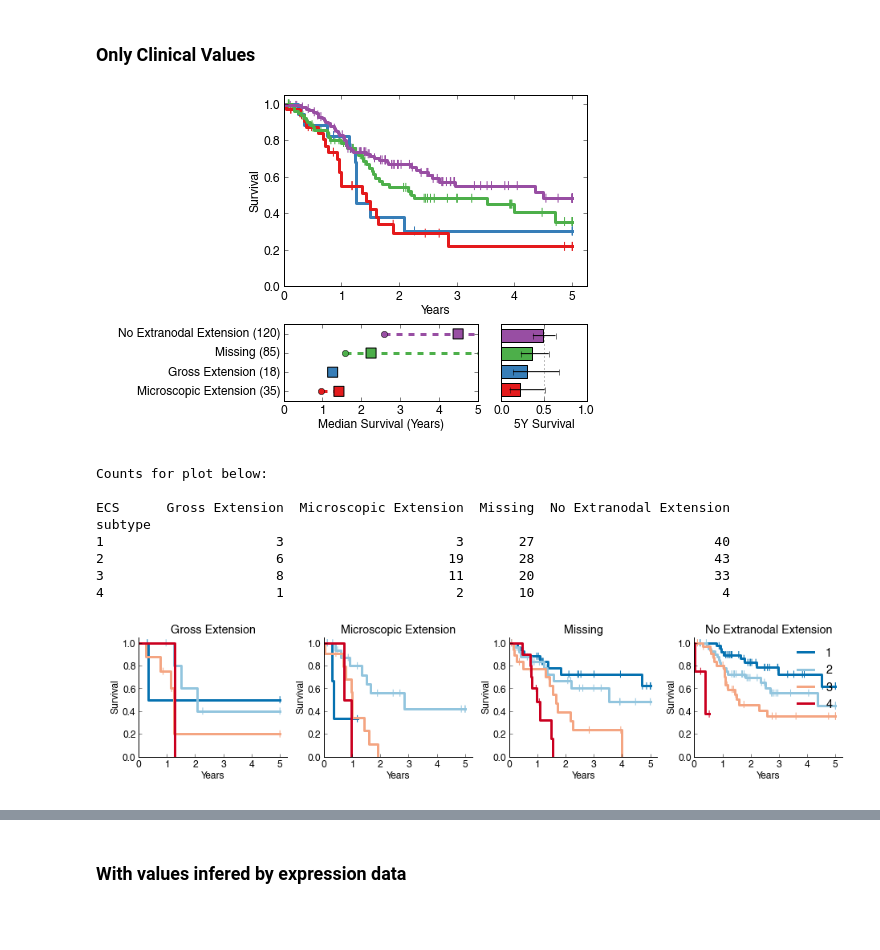
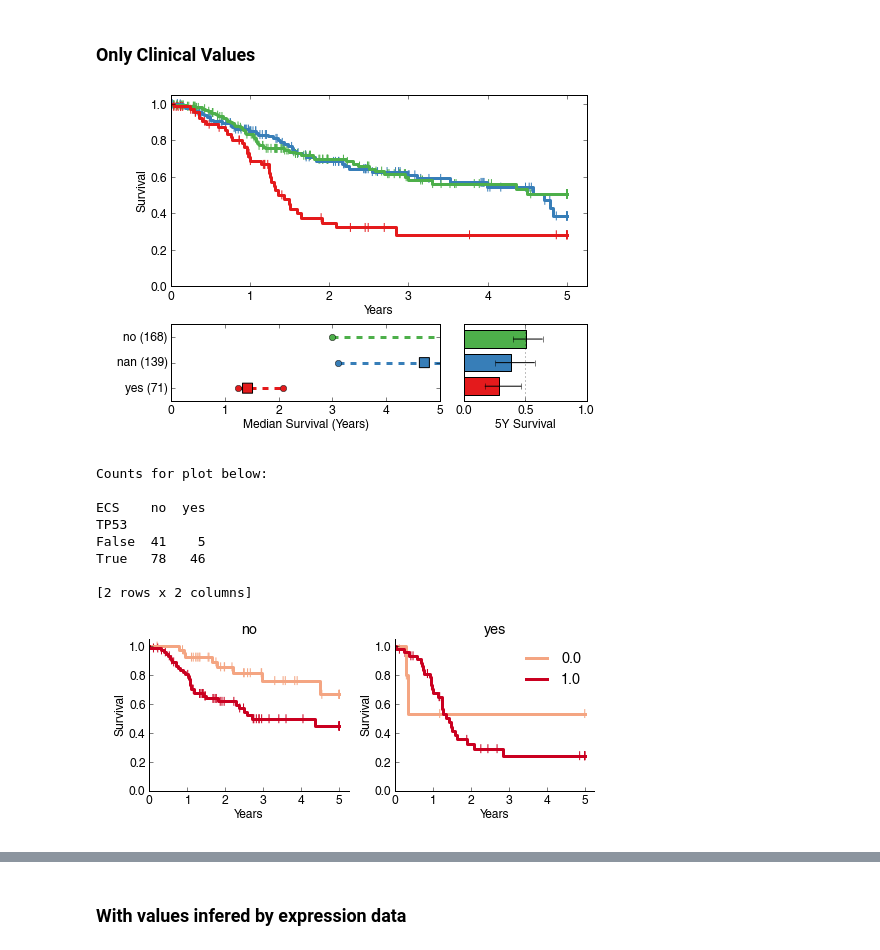
Before and after one commit to theandygross/TCGA, a Jupyter notebook: Analysis_Notebooks/HNSCC_subtypes_clinical_covariates.ipynb, the cells around one changed output, grey strips where cells are left out. Saved outputs shown, nothing was run; the diff lists cells and outputs as text; code cells hidden in the pictures; blank space fills up the shorter version.

```diff
--- a/Analysis_Notebooks/HNSCC_subtypes_clinical_covariates.ipynb
+++ b/Analysis_Notebooks/HNSCC_subtypes_clinical_covariates.ipynb
@@ -38,11 +39,16 @@ clinical_processed = clinical_processed.replace('yes', 1.).replace('no', 0.)
 clinical_processed['year'] = clinical_processed.year == 'post_2000'
 hpv_inferred = clinical_processed.hpv_inferred
 surv = clinical.survival.survival_5y
-age = clinical.timeline.age.astype(float)
+age = clinical.clinical.age.astype(float)
 old = pd.Series(1.*(age>=75), name='old')
 # %%
-keepers_o = true_index(hpv_inferred == 0).intersection(surv.unstack().index)
-keepers_o = keepers_o.intersection(mut.df.columns).intersection(cn.df.columns)
+keepers_o = true_index(hpv_inferred == 0)
+keepers_o = keepers_o.intersection(mut.features.columns)
+keepers_o = keepers_o.intersection(cn.features.columns)
+keepers_o = keepers_o.intersection(surv.unstack().index)
+keepers_o = keepers_o.intersection(rna.features.columns)
+keepers_o = keepers_o.intersection(mirna.features.columns)
+keepers_o = keepers_o.intersection(true_index(age < 85))
 # %% [markdown]
 ## Recreate Subtypes
 # %%
@@ -124,15 +96,15 @@ def st_plot(f):
     fig, axs = subplots(1,n_unique, figsize=(n_unique*3+1,3))
     for i,g in enumerate(sorted(f.unique())):
         ax = axs[i]
-        draw_survival_curve(st.ix[true_index(f==g)], surv, ax=ax,
-                            colors={1:c2[3], 2: c2[2], 3: c2[1], 4: c2[0]})
+        draw_survival_curve(two_hit.ix[true_index(f==g)], surv, ax=ax,
+                            colors={0:c2[1], 1: c2[0]})
         ax.get_legend().set_visible(False)
         ax.set_title(g)
         prettify_ax(ax)
     axs[-1].legend(loc='upper right', frameon=False)
     fig.tight_layout()
     print 'Counts for plot below:\n'
-    print pd.crosstab(f, st).T
+    print pd.crosstab(f, two_hit).T
     print '\n'
 # %%
 def surv_models(f):
@@ -263,23 +231,23 @@ Likelihood ratio test=59.1  on 9 df, p=1.99e-09  n= 258, number of events= 110
 # %% [markdown]
 ### Only Clinical Values
 # %%
-ecs = clinical.clinical.presenceofpathologicalnodalextracapsularspread.ix[st.index].fillna('Missing')
+ecs = clinical.processed.spread
 ecs.name = 'ECS'
 survival_and_stats(ecs, surv)
 # %% [output]
-[figure, old version]
+[figure, new version]
 # %%
-st_plot(ecs)
+st_plot(ecs.dropna())
 # %% [output]
 Counts for plot below:
 
-ECS      Gross Extension  Microscopic Extension  Missing  No Extranodal Extension
-subtype
-1                      3                      3       27                       40
-2                      6                     19       28                       43
-3                      8                     11       20                       33
-4                      1                      2       10                        4
+ECS    no  yes
+TP53
+False  41    5
+True   78   46
+
+[2 rows x 2 columns]
-[figure, old version]
+[figure, new version]
 # %%
 surv_models(ecs)
 # %% [output]
```
Also changed, not shown: parts of 93 cells of this notebook.
